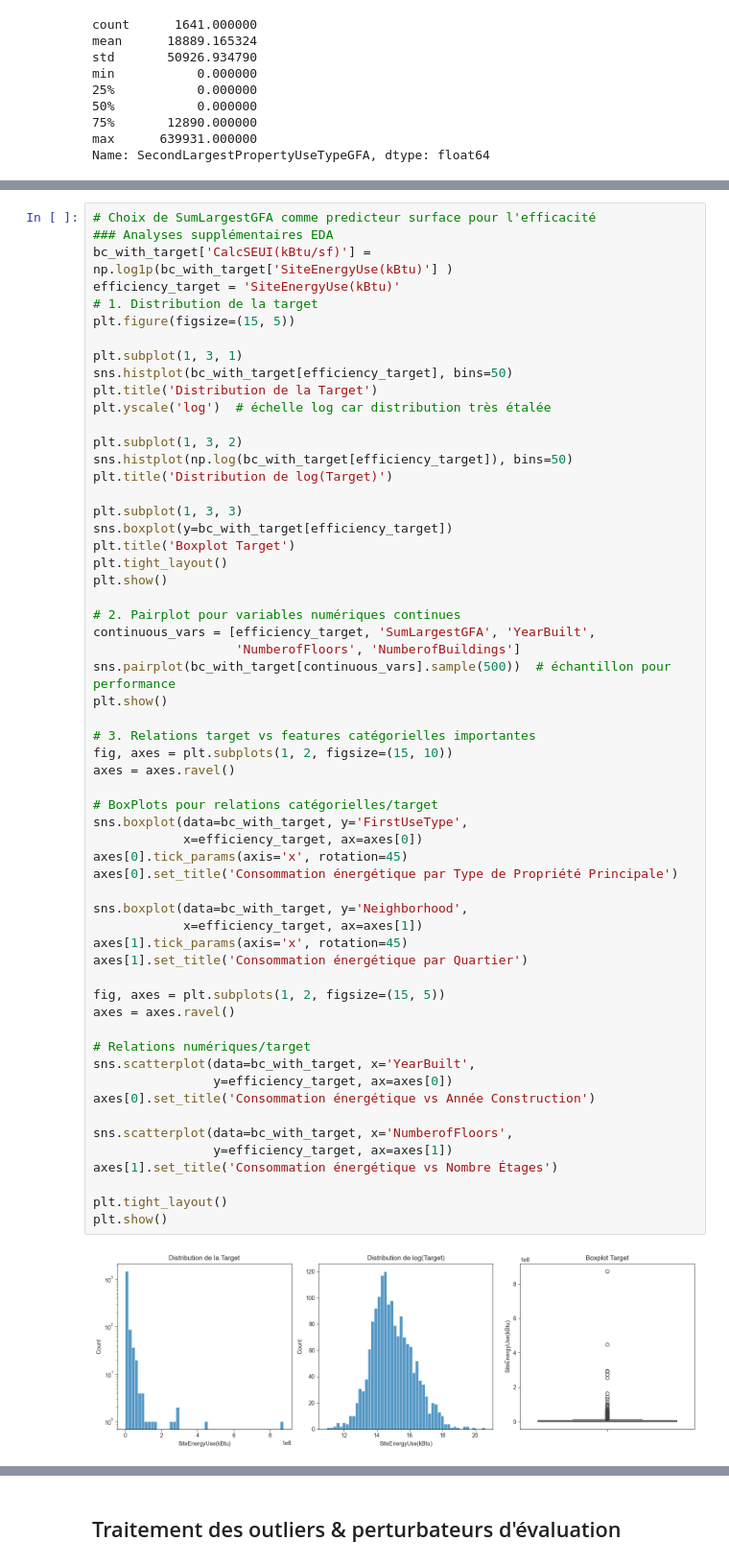
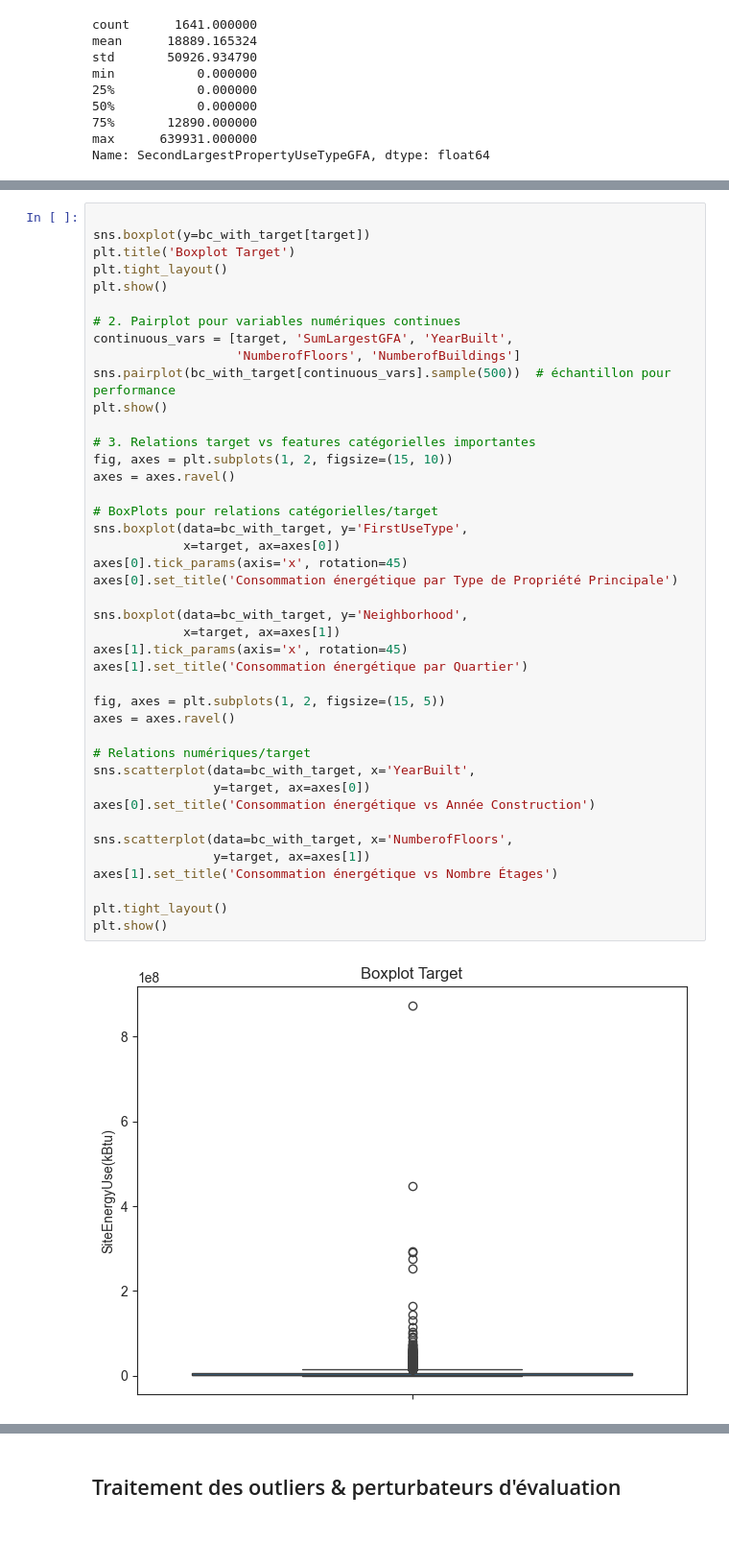
Before and after one commit to day811/OCDE-P6, a Jupyter notebook: modelistation_supervisee_EDA.ipynb, the cells around one changed output, grey strips where cells are left out. Shown at 96% size. Cells and saved outputs as stored; diff of their text form; blank space fills up the shorter version.

```diff
--- a/modelistation_supervisee_EDA.ipynb
+++ b/modelistation_supervisee_EDA.ipynb
@@ -408,60 +441,44 @@ Name: SecondLargestPropertyUseTypeGFA, dtype: float64
 # %%
-# Choix de SumLargestGFA comme predicteur surface pour l'efficacité
-### Analyses supplémentaires EDA
-bc_with_target['CalcSEUI(kBtu/sf)'] = np.log1p(bc_with_target['SiteEnergyUse(kBtu)'] )
-efficiency_target = 'SiteEnergyUse(kBtu)'
-# 1. Distribution de la target
-plt.figure(figsize=(15, 5))
 
-plt.subplot(1, 3, 1)
-sns.histplot(bc_with_target[efficiency_target], bins=50)
-plt.title('Distribution de la Target')
-plt.yscale('log')  # échelle log car distribution très étalée
-
-plt.subplot(1, 3, 2)
-sns.histplot(np.log(bc_with_target[efficiency_target]), bins=50)
-plt.title('Distribution de log(Target)')
-
-plt.subplot(1, 3, 3)
-sns.boxplot(y=bc_with_target[efficiency_target])
+sns.boxplot(y=bc_with_target[target])
 plt.title('Boxplot Target')
 plt.tight_layout()
 plt.show()
 
 # 2. Pairplot pour variables numériques continues
-continuous_vars = [efficiency_target, 'SumLargestGFA', 'YearBuilt',
+continuous_vars = [target, 'SumLargestGFA', 'YearBuilt',
                    'NumberofFloors', 'NumberofBuildings']
 sns.pairplot(bc_with_target[continuous_vars].sample(500))  # échantillon pour performance
 plt.show()
 
 # 3. Relations target vs features catégorielles importantes
 fig, axes = plt.subplots(1, 2, figsize=(15, 10))
 axes = axes.ravel()
 
 # BoxPlots pour relations catégorielles/target
 sns.boxplot(data=bc_with_target, y='FirstUseType',
-            x=efficiency_target, ax=axes[0])
+            x=target, ax=axes[0])
 axes[0].tick_params(axis='x', rotation=45)
 axes[0].set_title('Consommation énergétique par Type de Propriété Principale')
 
 sns.boxplot(data=bc_with_target, y='Neighborhood',
-            x=efficiency_target, ax=axes[1])
+            x=target, ax=axes[1])
 axes[1].tick_params(axis='x', rotation=45)
 axes[1].set_title('Consommation énergétique par Quartier')
 
 fig, axes = plt.subplots(1, 2, figsize=(15, 5))
 axes = axes.ravel()
 
 # Relations numériques/target
 sns.scatterplot(data=bc_with_target, x='YearBuilt',
-                y=efficiency_target, ax=axes[0])
+                y=target, ax=axes[0])
 axes[0].set_title('Consommation énergétique vs Année Construction')
 
 sns.scatterplot(data=bc_with_target, x='NumberofFloors',
-                y=efficiency_target, ax=axes[1])
+                y=target, ax=axes[1])
 axes[1].set_title('Consommation énergétique vs Nombre Étages')
 
 plt.tight_layout()
 plt.show()
 # %% [output]
-[figure, old version]
+[figure, new version]
```
Also changed, not shown: parts of 5 cells of this notebook, 1 other file.
